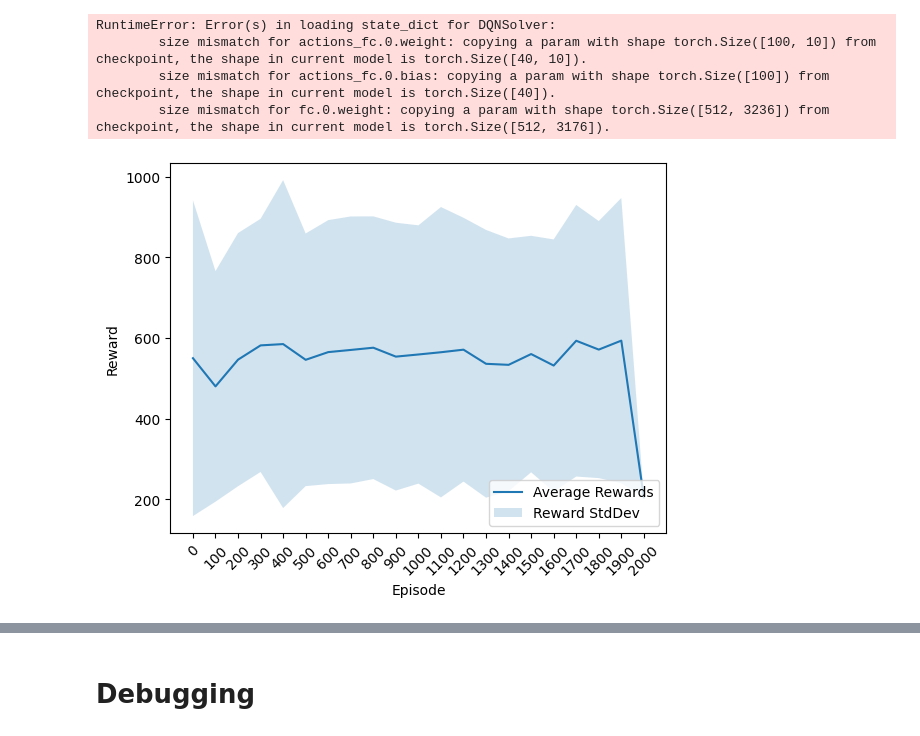
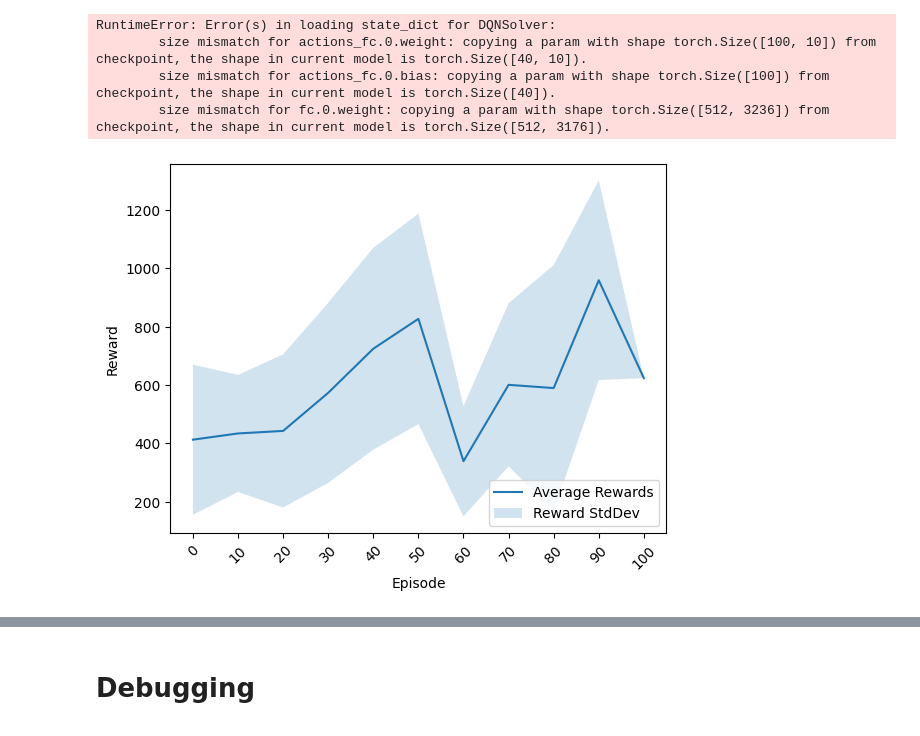
Before and after one commit to joshmazen14/maRLios, a Jupyter notebook: testing_marly.ipynb, the cells around one changed output, grey strips where cells are left out. Drawn from its saved outputs; the diff is of its cells as text; code cells hidden in the pictures.

```diff
--- a/testing_marly.ipynb
+++ b/testing_marly.ipynb
@@ -288,7 +285,7 @@ RuntimeError: Error(s) in loading state_dict for DQNSolver:
         size mismatch for actions_fc.0.bias: copying a param with shape torch.Size([100]) from checkpoint, the shape in current model is torch.Size([40]).
         size mismatch for fc.0.weight: copying a param with shape torch.Size([512, 3236]) from checkpoint, the shape in current model is torch.Size([512, 3176]).
 # %%
-plot_rewards(ep_per_stat=100, from_file='./total_rewards-marlios_run_norm_lr_0_0001.pkl')
+plot_rewards(ep_per_stat=10, from_file='./total_rewards-marlios_run_no_sample_lr_0_0001.pkl')
 # %% [output]
-[figure, old version]
+[figure, new version]
 # %%
```
Also changed, not shown: parts of 3 cells of this notebook, 3 other files.
